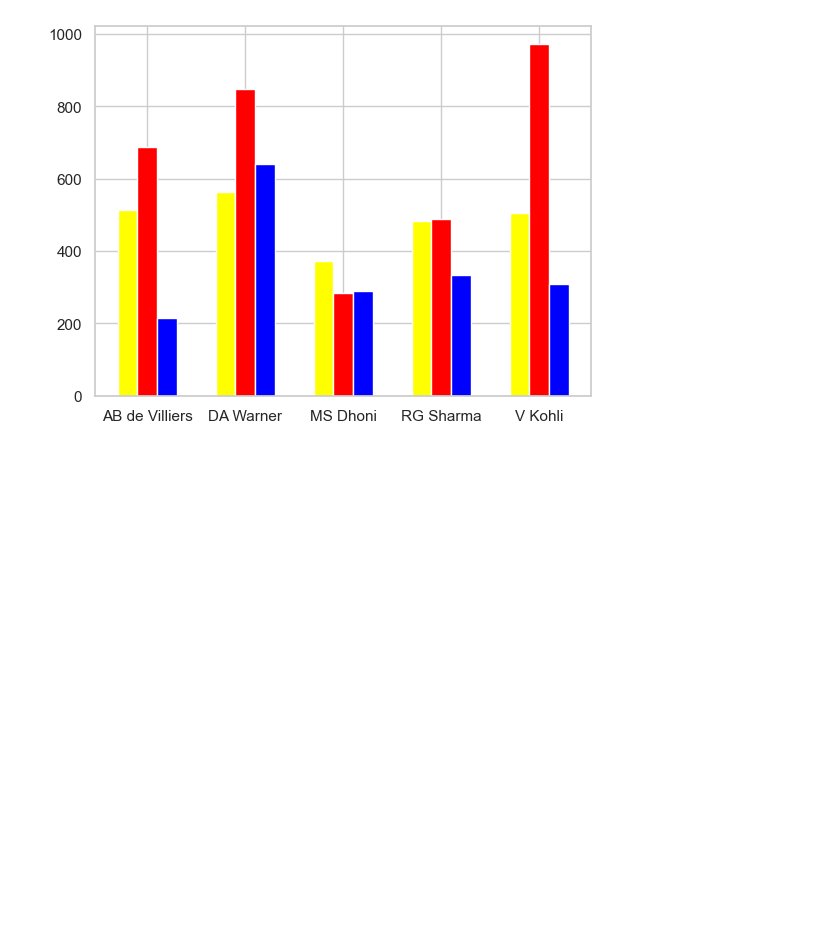
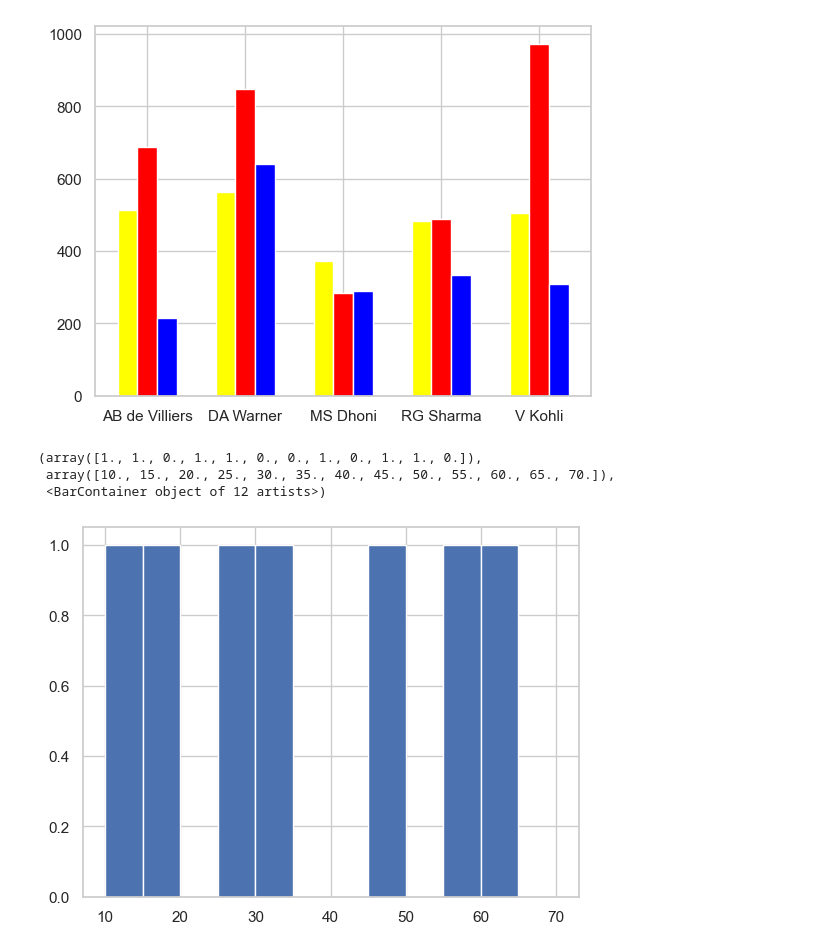
Before and after one commit to redwanhasan07208212/python-basic, a Jupyter notebook: Class_8/matplot.ipynb, the cells around one changed output. Drawn from its saved outputs; the diff is of its cells as text; code cells hidden in the pictures; blank space fills up the shorter version.

Commit message:
histogram

```diff
--- a/Class_8/matplot.ipynb
+++ b/Class_8/matplot.ipynb
@@ -331,3 +331,13 @@ plt.xticks(np.arange(df.shape[0]), df['batsman'])
 plt.show()
 # %% [output]
 [figure]
+# %%
+
+data = [32,45,56,10,15,27,61]
+
+plt.hist(data,bins=[10,15,20,25,30,35,40,45,50,55,60,65,70])
+# %% [output]
+(array([1., 1., 0., 1., 1., 0., 0., 1., 0., 1., 1., 0.]),
+ array([10., 15., 20., 25., 30., 35., 40., 45., 50., 55., 60., 65., 70.]),
+ <BarContainer object of 12 artists>)
+[figure, added]
```
Also changed, not shown: parts of 2 cells of this notebook, 1 other file.
